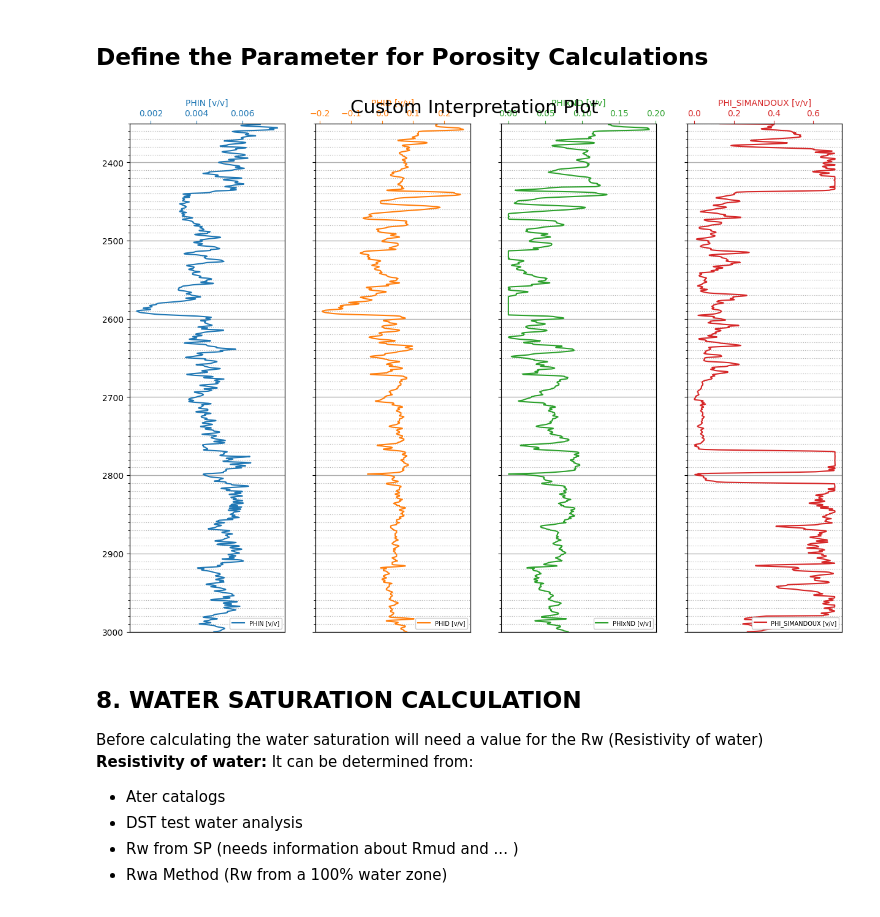
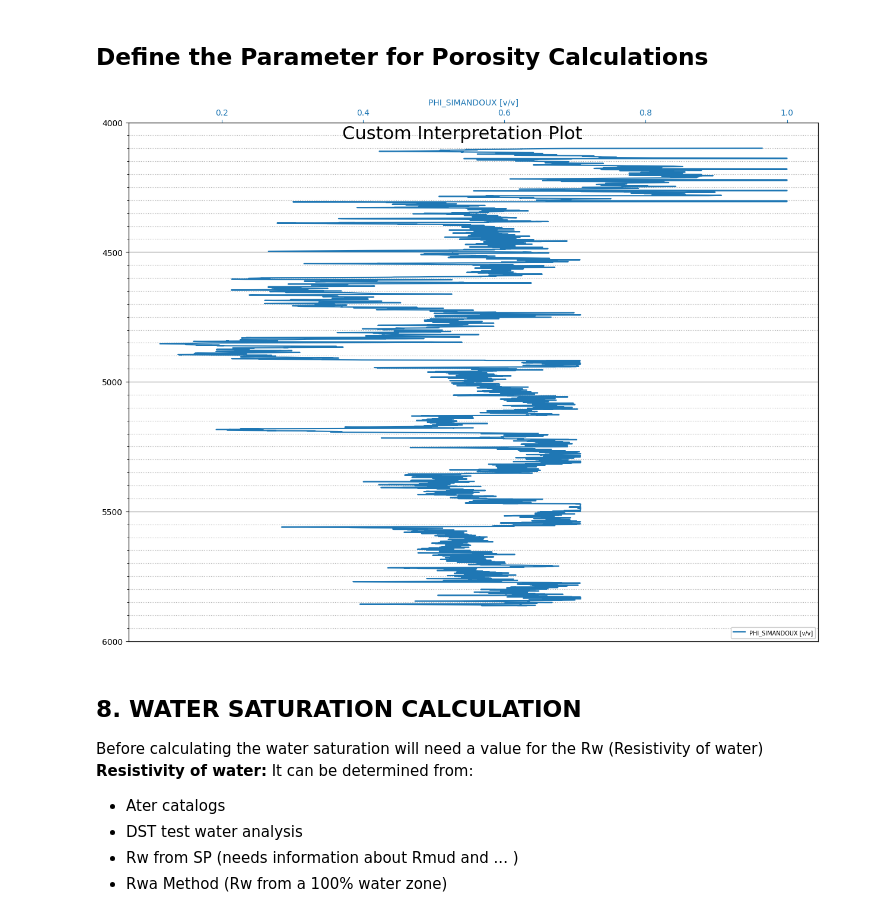
Before and after one commit to thelifeofpatts/Basic-WellLog-Interpretation, a Jupyter notebook: notebooks/BWLI_Simple_v3.ipynb, the cells around one changed output. Drawn from its saved outputs; the diff is of its cells as text; code cells hidden in the pictures.

```diff
--- a/notebooks/BWLI_Simple_v3.ipynb
+++ b/notebooks/BWLI_Simple_v3.ipynb
@@ -33,7 +33,7 @@ print(parent_dir)
 # %%
 from src.data_prep.read_las import read_las
 
-file_name = "../data/raw/ll-4_wire_lima.las"
+file_name = "../data/raw/llb-13_wire_lima (1).las"
 well_name = "LL-4"
 renamed_columns = {'DEPTH' : 'DEPT', 'RT' : 'DR', 'ILM' : 'MR', 'LLS':'SR', 'NPHI_CORR':'NPHI'} # {nama_asli : nama_baru, ... , dst}
 columns = ["DEPT","GR", "CALI", "MR", "DR", "SR", "NPHI", "RHOB", "DT", "SP", "VSH", "RW", "WELL"]
@@ -138,8 +138,8 @@ selected_data.set_index("DEPT");
 from src.data_vis.comboPlot import combo_plot
 
 #Uncomment the selected_data.DEPT.min()/max() to plot for full depths
-depth_start = 2350 #selected_data.DEPT.min()
-depth_end = 3000 #selected_data.DEPT.max()
+depth_start = 4000 #selected_data.DEPT.min()
+depth_end = 6000 #selected_data.DEPT.max()
 
 # DISPLAYS LOG DATA FROM THE END TO THE BOTTOM (MENTAHAN)
 SP_min = "auto" #lowersp limit sp
@@ -243,7 +259,8 @@ from src.data_calc.vclCalc import vclrt, vclgr, vclnd, vclsp
 # Alternatif (jangan dulu dipakai)
 logs['VCLGR'] = vclgr(logs.GR, gr_clean, gr_clay, correction="older")
 logs['VCLRT'] = vclrt(logs.DR, rt_clean, rt_clay)
-logs['VCLND'] = vclnd(logs.NPHI, logs.RHOB, neut_clean1, den_clean1, neut_clean2, den_clean2, neut_clay, den_clay)
+# TIDAK ADA DATA NPHI
+# logs['VCLND'] = vclnd(logs.NPHI, logs.RHOB, neut_clean1, den_clean1, neut_clean2, den_clean2, neut_clay, den_clay)
 # %%
 from src.data_vis.vclPlot import vcl_plot
 
@@ -298,11 +315,12 @@ from src.data_calc.poroCalc import ( phis_w, phis_w_sh_corr, phis_rhg, phis_rhg_
                                 phid, phid_sh_corr, phi_simandoux, phin_sh_corr, phixnd)
 
 # # 1. Poro calc with DT
-logs['PHISw']=phis_w(logs.DT, dt_ma, dt_fl, cp)
-logs['PHISwshc']=phis_w_sh_corr(logs.DT, dt_ma, dt_fl, cp, dt_sh, logs.VCL).clip(0,1)
+# TIDAK ADA DATA DT
+# logs['PHISw']=phis_w(logs.DT, dt_ma, dt_fl, cp)
+# logs['PHISwshc']=phis_w_sh_corr(logs.DT, dt_ma, dt_fl, cp, dt_sh, logs.VCL).clip(0,1)
 
-logs['PHISrhg']=phis_rhg(logs.DT, dt_ma, alpha)
-logs['PHISrhgshc']=phis_rhg_sh_corr(logs.DT, dt_ma, dt_sh, logs.VCL,alpha,dt_fl).clip(0,1)
+# logs['PHISrhg']=phis_rhg(logs.DT, dt_ma, alpha)
+# logs['PHISrhgshc']=phis_rhg_sh_corr(logs.DT, dt_ma, dt_sh, logs.VCL,alpha,dt_fl).clip(0,1)
 
 # # 2. Poro calc with RHOB
 logs['PHID']=phid(logs.RHOB, den_ma, den_fl, new=True)
@@ -312,15 +330,16 @@ logs['PHIDshc']=phid_sh_corr(logs.RHOB, den_ma, den_fl, den_sh, logs.VCL).clip(0
 logs['PHI_SIMANDOUX']=phi_simandoux(logs.VSH,logs.PHID).clip(0,1)
 
 # # 4. Poro calc with NPHIN (Dual-method)
-logs['PHIN']=(logs.NPHI/100).clip(0,1)
-logs['PHINshc']=phin_sh_corr(logs.NPHI, phin_sh, logs.VCL).clip(0,1)
+# TIDAK ADA DATA NPHI
+# logs['PHIN']=(logs.NPHI/100).clip(0,1)
+# logs['PHINshc']=phin_sh_corr(logs.NPHI, phin_sh, logs.VCL).clip(0,1)
 
-logs['PHIxND']=phixnd(logs.PHINshc,logs.PHIDshc).clip(0,1)
+# logs['PHIxND']=phixnd(logs.PHINshc,logs.PHIDshc).clip(0,1)
 # %%
 # Example usage:
-custom_plot(logs, figure_height, depth_start, depth_end, "PHIN", "PHID", "PHIxND", "PHI_SIMANDOUX", units=["v/v", "v/v", "v/v", "v/v"])
+custom_plot(logs, figure_height, depth_start, depth_end,  "PHI_SIMANDOUX", units=["v/v"])
 # %% [output]
-[figure, old version]
+[figure, new version]
 # %%
 logs['PHIE'] = logs['PHID']
 # %% [markdown]
```
Also changed, not shown: parts of 17 cells of this notebook, 5 other files.
